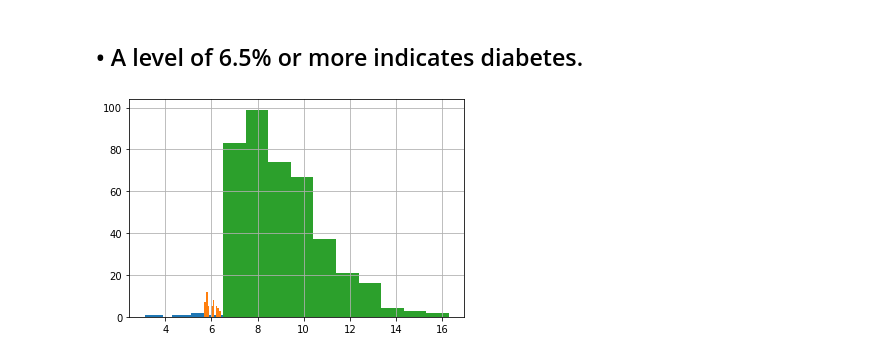
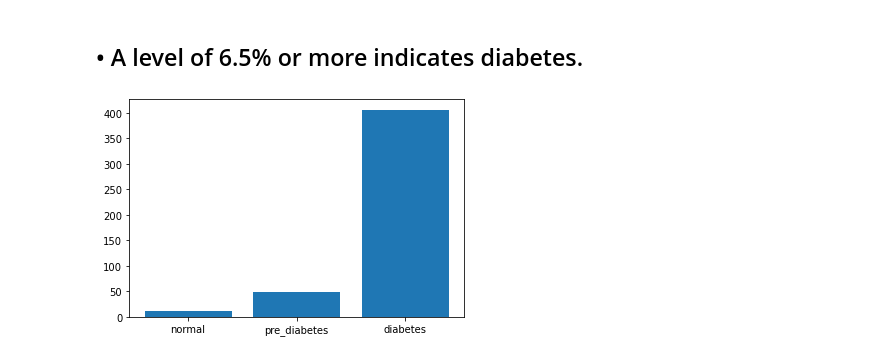
Before and after one commit to mangorr/Data_Analytics-_and_Visualization_in_Healthcare, a Jupyter notebook: lab1/lab1.ipynb, the cells around one changed output. Drawn from its saved outputs; the diff is of its cells as text; code cells hidden in the pictures.

```diff
--- a/lab1/lab1.ipynb
+++ b/lab1/lab1.ipynb
@@ -185,11 +184,11 @@ Percentage of females with high blood pressur 0.5150375939849624
 normal = (data[(data["HemoglobinA1C.Baseline"])<5.7])["HemoglobinA1C.Followup"]
 pre_diabetes = (data[(data["HemoglobinA1C.Followup"]>=5.7) & (data["HemoglobinA1C.Followup"]<=6.4)])["HemoglobinA1C.Followup"]
 diabetes = (data[(data["HemoglobinA1C.Followup"])>=6.5])["HemoglobinA1C.Followup"]
-# %%
-normal.hist()
-pre_diabetes.hist()
-diabetes.hist()
-
-plt.show()
-# %% [output]
-[figure, removed]
+# %%
+name_list = ['normal','pre_diabetes','diabetes']
+num_list = [len(normal), len(pre_diabetes), len(diabetes)]
+
+plt.bar(range(len(num_list)), num_list,tick_label=name_list)
+plt.show()
+# %% [output]
+[figure, added]
```
Also changed, not shown: parts of 2 cells of this notebook.
